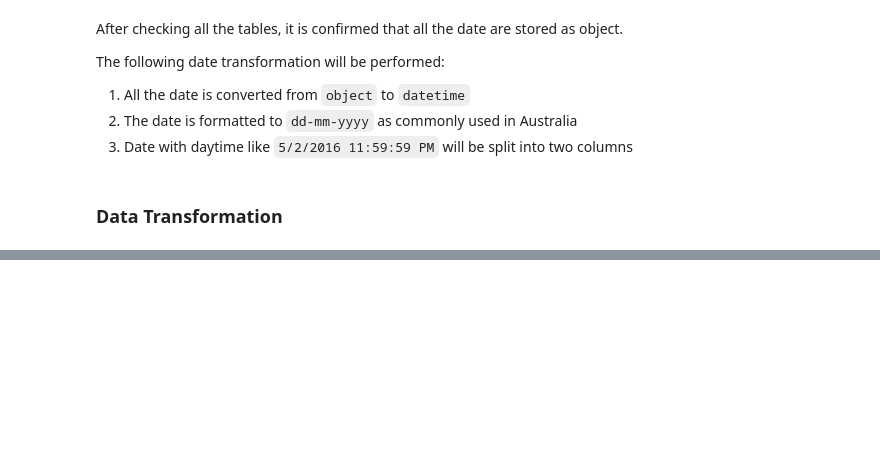
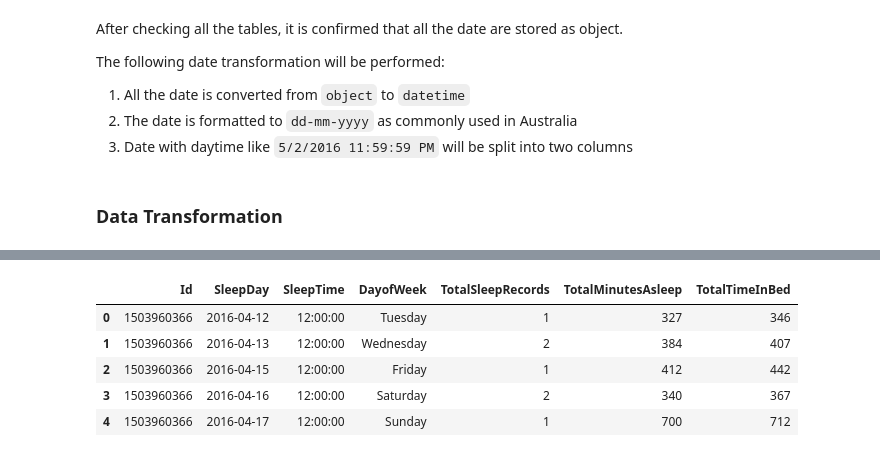
Before and after one commit to Alex-the-fish/Bellabeat-data-analysis-project, a Jupyter notebook: Bellabeat Analysis.ipynb, the cells around one changed output, grey strips where cells are left out. Saved outputs shown, nothing was run; the diff lists cells and outputs as text; code cells hidden in the pictures; blank space fills up the shorter version.

```diff
--- a/Bellabeat Analysis.ipynb
+++ b/Bellabeat Analysis.ipynb
@@ -366,0 +352,19 @@ Name: Date, dtype: datetime64[ns]
+# %%
+# format and split the column into date, time and day of week
+sleep["SleepDay"] = pd.to_datetime(sleep["SleepDay"],format="%m/%d/%Y %H:%M:%S %p") # format
+sleep["DayofWeek"] = sleep["SleepDay"].dt.day_name() # add new column, assign day of week
+sleep["SleepTime"] = sleep["SleepDay"].dt.time # add the time column, slice the time
+sleep["SleepDay"] = sleep["SleepDay"].dt.date # slice date
+
+# reorganize the column order
+sleep_new_column = ["Id", "SleepDay", "SleepTime", "DayofWeek","TotalSleepRecords", "TotalMinutesAsleep", "TotalTimeInBed"]
+sleep = sleep[sleep_new_column]
+# %%
+sleep.head()
+# %% [output]
+|  | Id | SleepDay | SleepTime | DayofWeek | TotalSleepRecords | TotalMinutesAsleep | TotalTimeInBed |
+| 0 | 1503960366 | 2016-04-12 | 12:00:00 | Tuesday | 1 | 327 | 346 |
+| 1 | 1503960366 | 2016-04-13 | 12:00:00 | Wednesday | 2 | 384 | 407 |
+| 2 | 1503960366 | 2016-04-15 | 12:00:00 | Friday | 1 | 412 | 442 |
+| 3 | 1503960366 | 2016-04-16 | 12:00:00 | Saturday | 2 | 340 | 367 |
+| 4 | 1503960366 | 2016-04-17 | 12:00:00 | Sunday | 1 | 700 | 712 |
```
Also changed, not shown: parts of 5 cells of this notebook.
